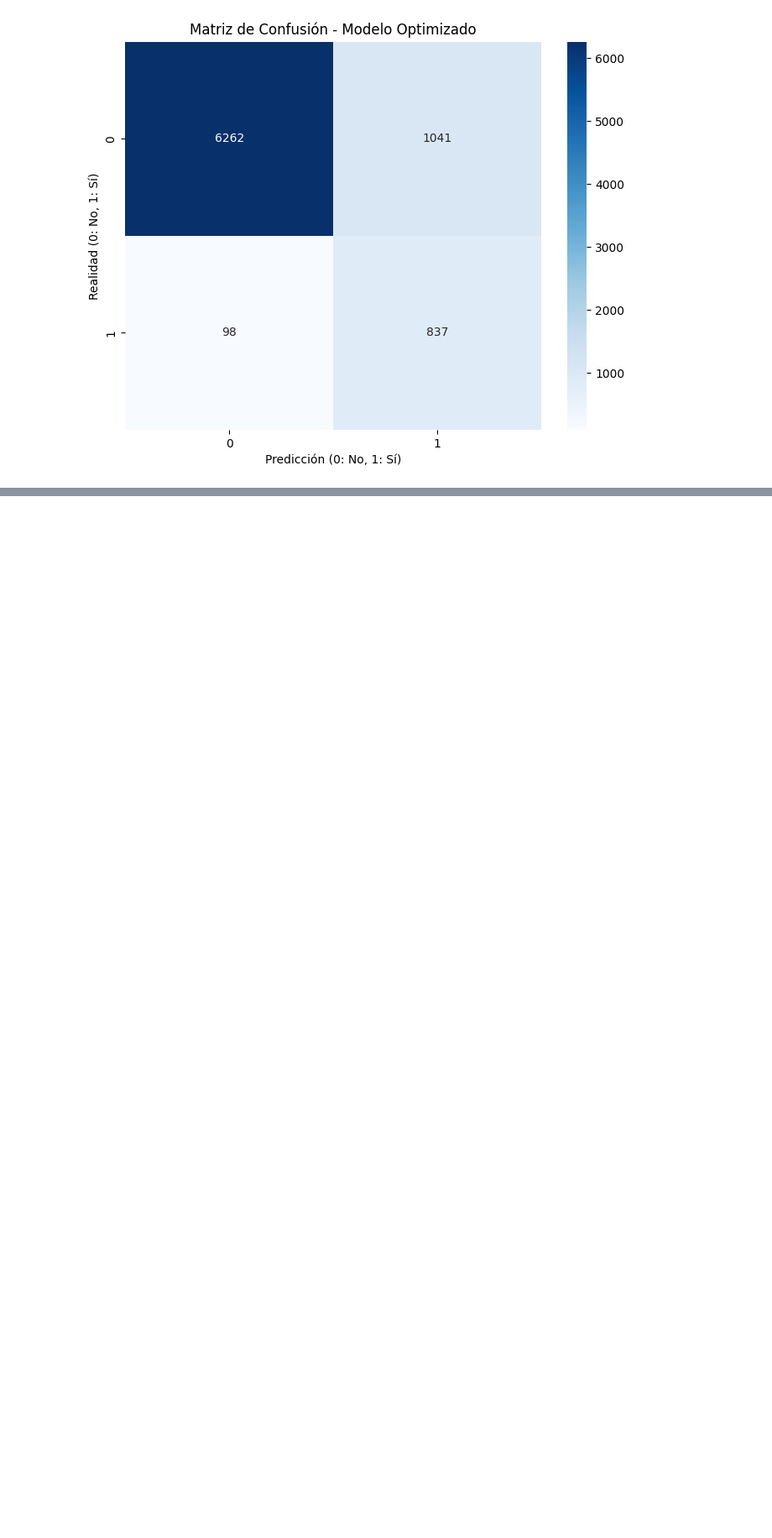
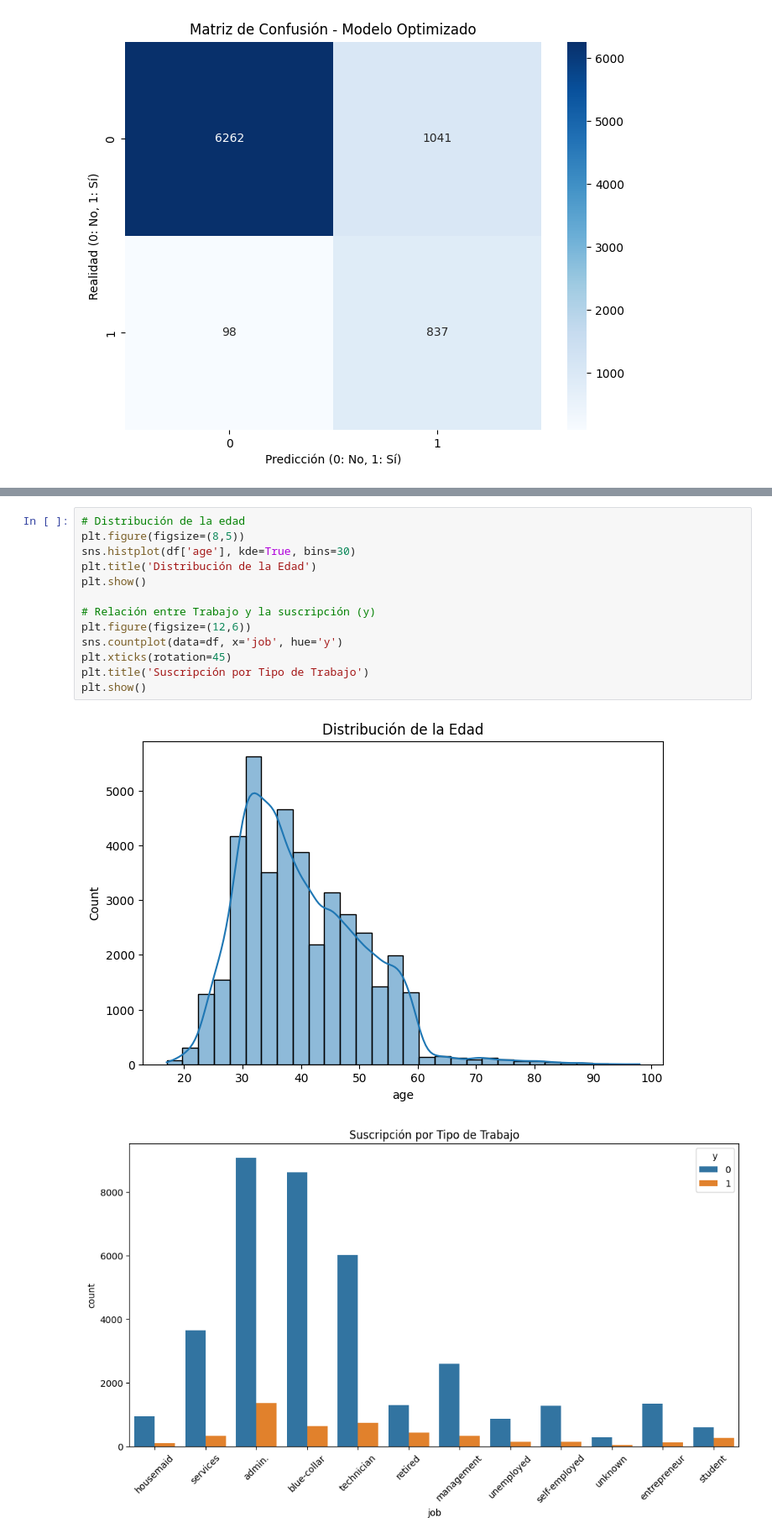
Before and after one commit to Lili-ru/Proyecto-de-Regresi-n-Log-stica, a Jupyter notebook: src/explore.ipynb, the cells around one changed output, grey strips where cells are left out. Shown at 84% size. Saved outputs shown, nothing was run; the diff lists cells and outputs as text; blank space fills up the shorter version.

```diff
--- a/src/explore.ipynb
+++ b/src/explore.ipynb
@@ -118,0 +168,16 @@ plt.show()
+# %%
+# Distribución de la edad
+plt.figure(figsize=(8,5))
+sns.histplot(df['age'], kde=True, bins=30)
+plt.title('Distribución de la Edad')
+plt.show()
+
+# Relación entre Trabajo y la suscripción (y)
+plt.figure(figsize=(12,6))
+sns.countplot(data=df, x='job', hue='y')
+plt.xticks(rotation=45)
+plt.title('Suscripción por Tipo de Trabajo')
+plt.show()
+# %% [output]
+[figure, added]
+[figure, added]
```
Also changed, not shown: parts of 11 cells of this notebook.
